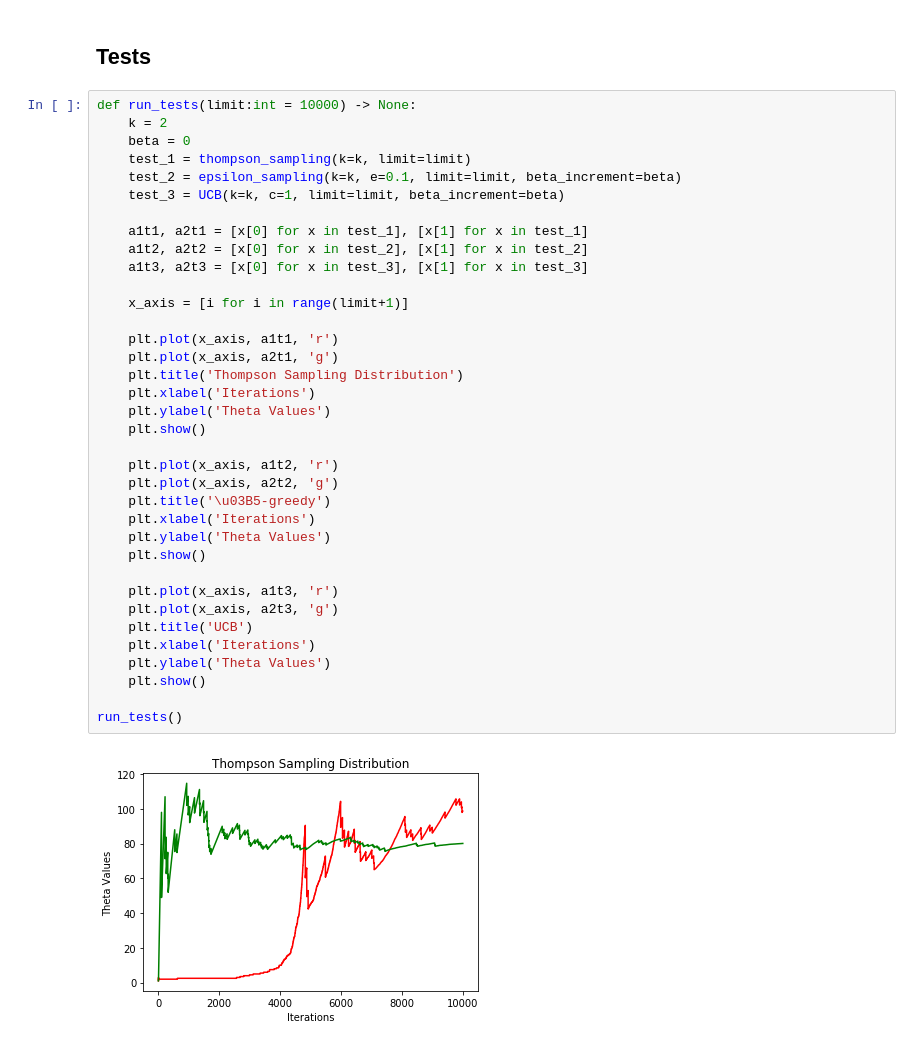
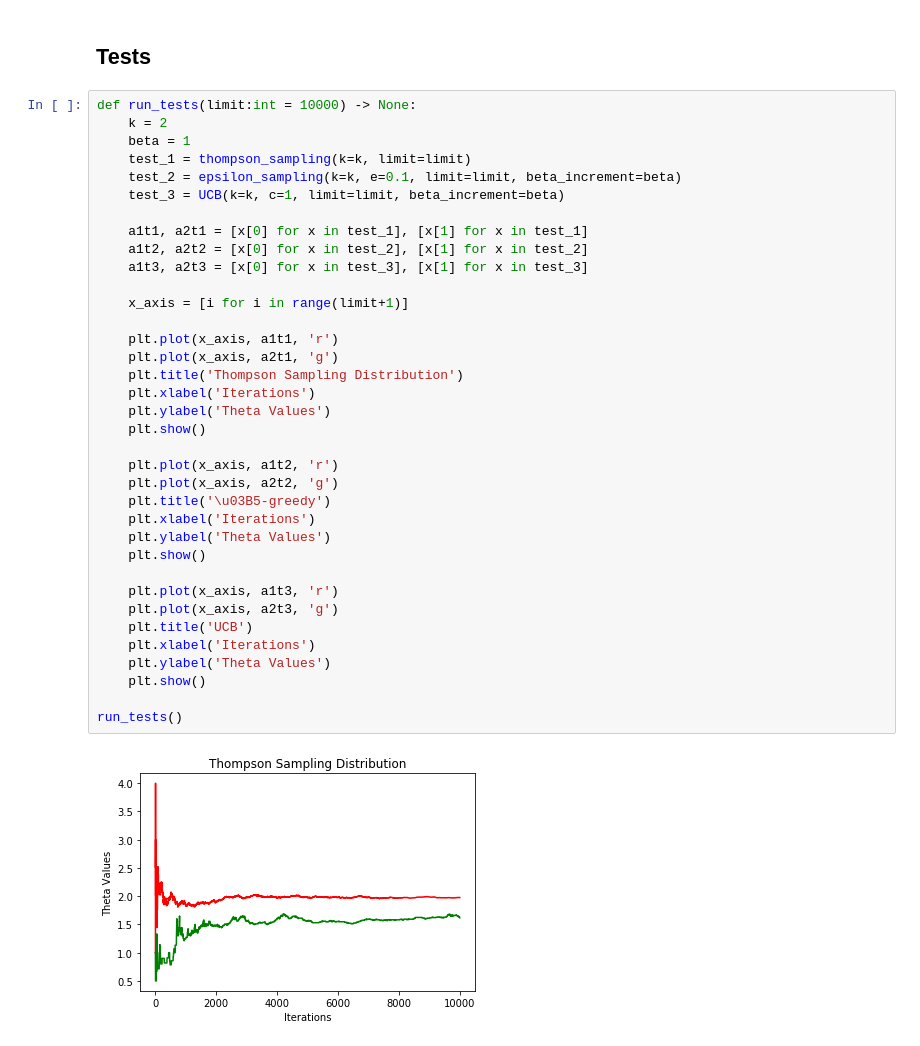
Before and after one commit to neilmizzi/MAS_Homework, a Jupyter notebook: multi_armed_bandits.ipynb, the cells around one changed output. Saved outputs shown, nothing was run; the diff lists cells and outputs as text.

```diff
--- a/multi_armed_bandits.ipynb
+++ b/multi_armed_bandits.ipynb
@@ -190,38 +190,38 @@ def UCB(k: int = 2, c: int = 1, limit: int = 10, beta_increment: float = 1) -> l
 # %%
 def run_tests(limit:int = 10000) -> None:
     k = 2
-    beta = 0
+    beta = 1
     test_1 = thompson_sampling(k=k, limit=limit)
     test_2 = epsilon_sampling(k=k, e=0.1, limit=limit, beta_increment=beta)
     test_3 = UCB(k=k, c=1, limit=limit, beta_increment=beta)
 
     a1t1, a2t1 = [x[0] for x in test_1], [x[1] for x in test_1]
     a1t2, a2t2 = [x[0] for x in test_2], [x[1] for x in test_2]
     a1t3, a2t3 = [x[0] for x in test_3], [x[1] for x in test_3]
 
     x_axis = [i for i in range(limit+1)]
 
     plt.plot(x_axis, a1t1, 'r')
     plt.plot(x_axis, a2t1, 'g')
     plt.title('Thompson Sampling Distribution')
     plt.xlabel('Iterations')
     plt.ylabel('Theta Values')
     plt.show()
 
     plt.plot(x_axis, a1t2, 'r')
     plt.plot(x_axis, a2t2, 'g')
     plt.title('\u03B5-greedy')
     plt.xlabel('Iterations')
     plt.ylabel('Theta Values')
     plt.show()
 
     plt.plot(x_axis, a1t3, 'r')
     plt.plot(x_axis, a2t3, 'g')
     plt.title('UCB')
     plt.xlabel('Iterations')
     plt.ylabel('Theta Values')
     plt.show()
 
 run_tests()
 # %% [output]
-[figure, old version]
+[figure, new version]
```
Also changed, not shown: parts of 1 cell of this notebook, 19 other files.
